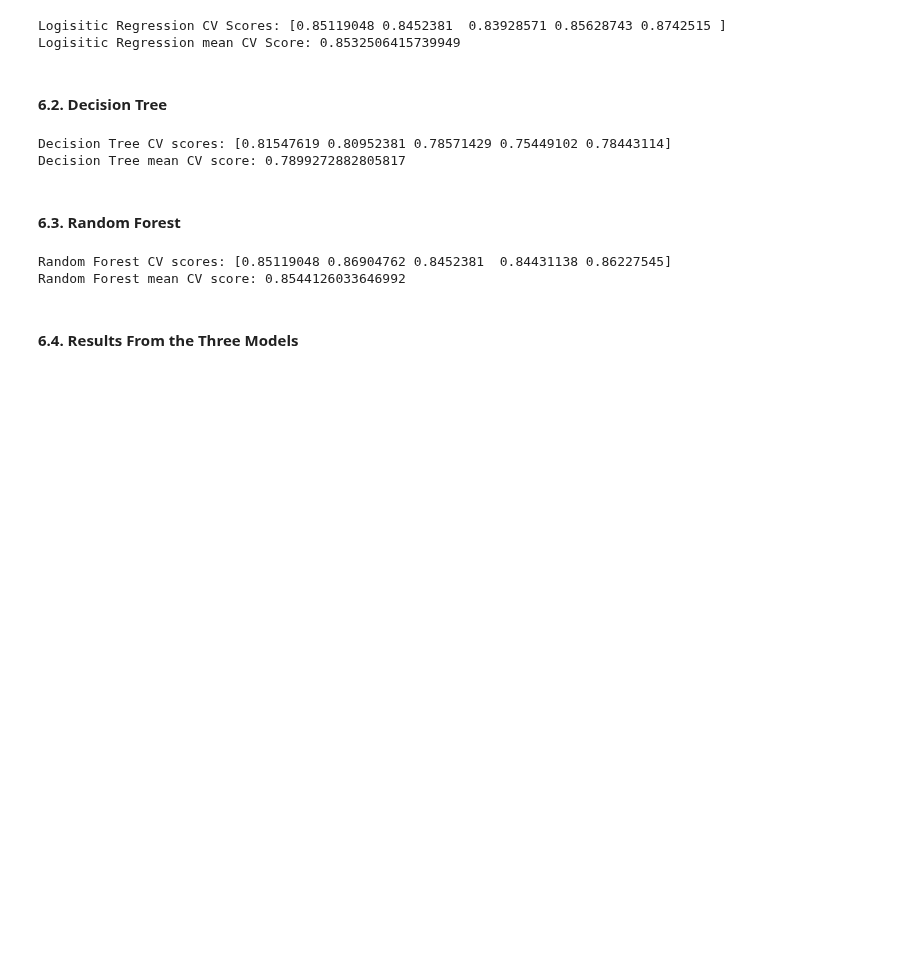
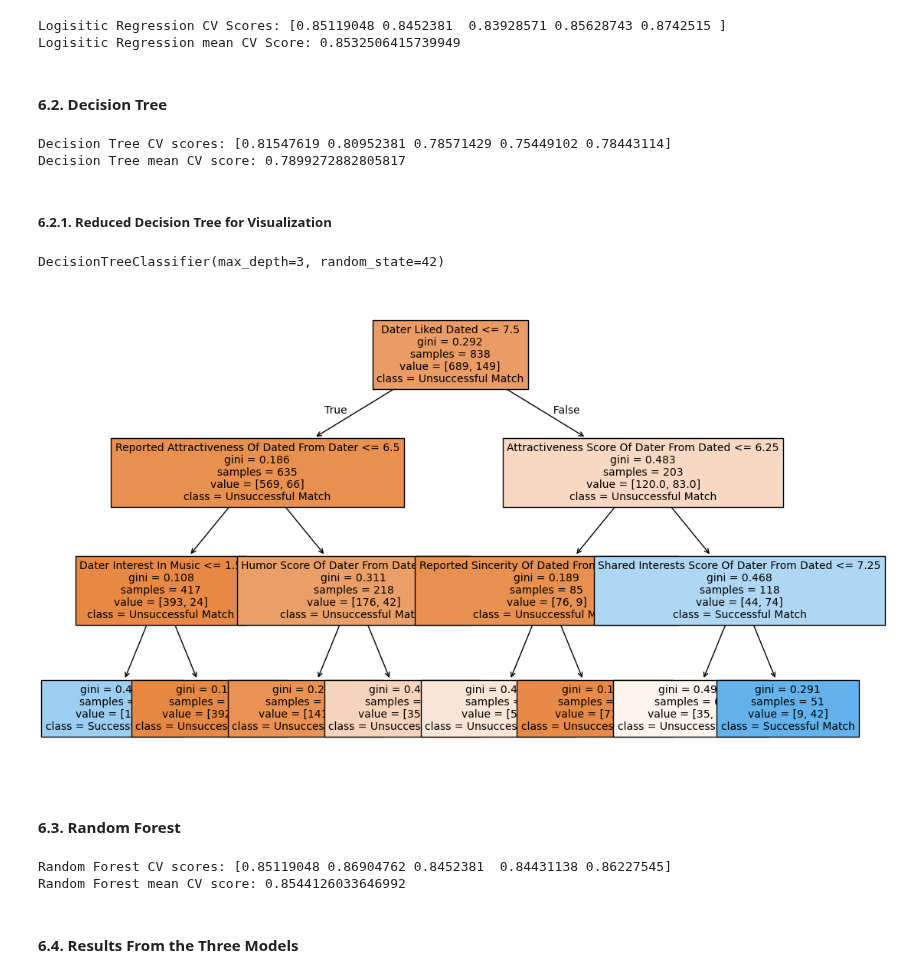
Before and after one commit to Avisonix/AML-Gruppe30, a Jupyter notebook: InProgess/IdaData.ipynb, the cells around one changed output. Cells and saved outputs as stored; diff of their text form; code cells hidden in the pictures; blank space fills up the shorter version.

Commit message:
visualisering af DT

```diff
--- a/InProgess/IdaData.ipynb
+++ b/InProgess/IdaData.ipynb
@@ -21,7 +25,8 @@ from sklearn.metrics import classification_report, confusion_matrix
 # %% [markdown]
 ### 2. Load dataset and inspect it
 # %%
-df = pd.read_csv("../../data/raw/train.csv")
+df = pd.read_csv("../data/raw/train.csv") # stien til datafilen når det er i IdaData.ipynb
+# df = pd.read_csv("../../data/raw/train.csv") # stien til datafilen når det er i data.ipynb
 
 # Print the shape of the dataframe
 df.shape
@@ -208,6 +212,40 @@ print("Decision Tree mean CV score:", dt_cv_scores.mean())
 # %% [output]
 Decision Tree CV scores: [0.81547619 0.80952381 0.78571429 0.75449102 0.78443114]
 Decision Tree mean CV score: 0.7899272882805817
+# %% [markdown]
+##### 6.2.1. Reduced Decision Tree for Visualization
+# %%
+# Create a reduced Decision Tree for visualization with max depth of 3
+dtree_small = DecisionTreeClassifier(
+    random_state=42,
+    max_depth=3
+)
+
+# Fit the reduced Decision Tree model on the training data
+dtree_small.fit(X_train, y_train)
+# %% [output]
+DecisionTreeClassifier(max_depth=3, random_state=42)
+# %%
+# Visualize the Decision Tree
+# Create a figure with specified size
+plt.figure(figsize=(13, 8))
+
+# Plot the tree
+tree.plot_tree(
+    dtree_small,
+class_names=["Unsuccessful Match", "Successful Match"],
+    feature_names=list(X_train.columns),
+    filled=True,
+    fontsize=10
+)
+
+# Save the figure
+plt.savefig("reduced_tree.png", bbox_inches="tight")
+
+# Show the plot
+plt.show()
+# %% [output]
+[figure, added]
 # %% [markdown]
 #### 6.3. Random Forest
 # %%
```
Also changed, not shown: parts of 5 cells of this notebook, 2 other files.
